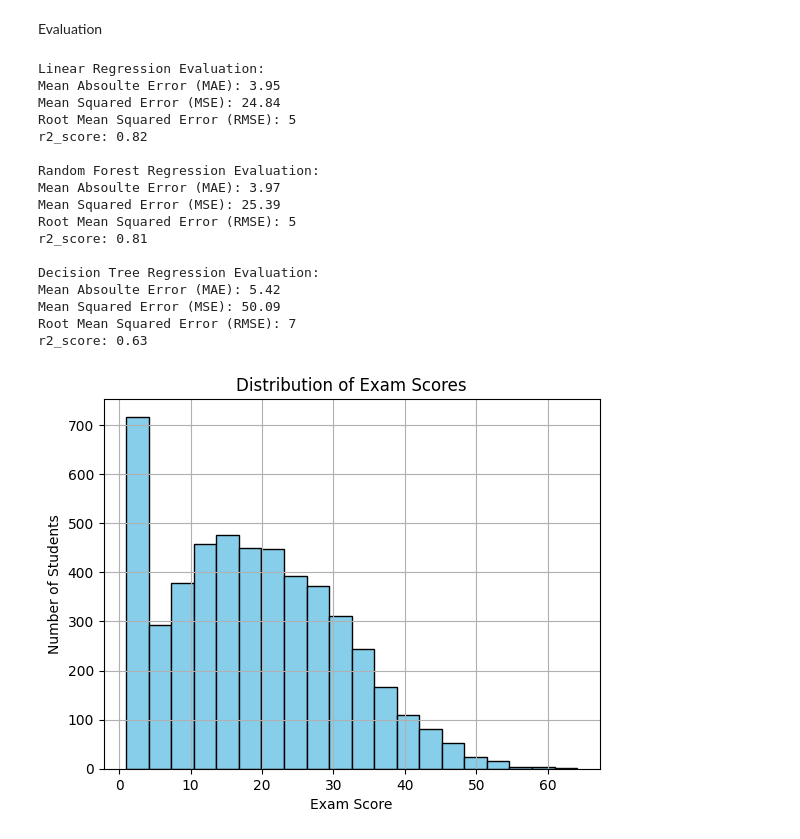
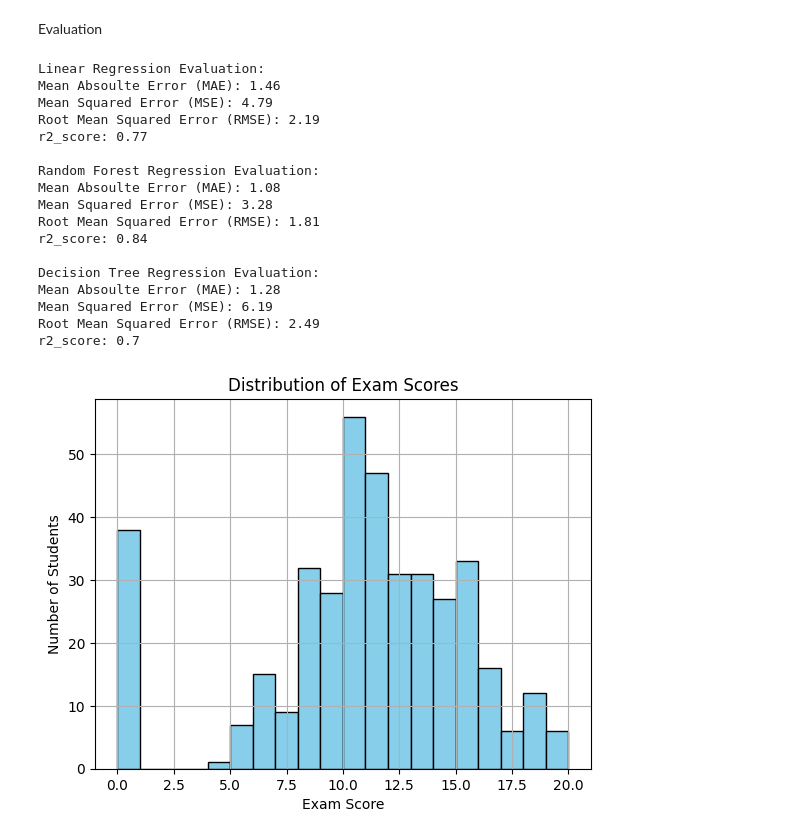
Before and after one commit to alibro005/student-exam-predictor, a Jupyter notebook: notebooks/experimentation.ipynb, the cells around one changed output. Cells and saved outputs as stored; diff of their text form; code cells hidden in the pictures.

Commit message:
feat: add new data source and notebook

```diff
--- a/notebooks/experimentation.ipynb
+++ b/notebooks/experimentation.ipynb
@@ -12,21 +11,7 @@ from sklearn.metrics import mean_absolute_error,mean_squared_error,r2_score,accu
 # %% [markdown]
 Load the dataset
 # %%
-data = pd.read_csv(r"C:\Users\alibro\Desktop\student_performance_predictor\data\student_performance.csv")
-
-X = data[['study_hours',
-        'self_study_hours',
-        'sleep_hours',
-        'focus_index',
-        'burnout_level',
-        'productivity_score',
-        'mental_health_score',
-        'screen_time_hours',
-        'social_media_hours',
-        'gaming_hours'
-    ]]
-
-y = data['exam_score']
+data = pd.read_csv("../data/student_performance.csv",sep=";")
 # %% [markdown]
 Explotary Data Analysis
 # %%
@@ -95,0 +132,2 @@ plt.show()
+# %%
+data['sex'] = data['sex'].map({"F" : 1,"M" : 0})
@@ -95,0 +140,5 @@ plt.show()
+# %%
+columns = data[['schoolsup', 'famsup', 'higher','internet']]
+
+for col in columns:
+    data[col] = data[col].map({"yes" : 1,"no" : 0})
@@ -115,6 +217,9 @@ y_pred3 = model3.predict(X_test)
 # %% [markdown]
 Evaluation
 # %%
+from sklearn.metrics import mean_absolute_error, mean_squared_error, r2_score
+
+
 print("Linear Regression Evaluation:")
 mae1 = mean_absolute_error(y_test, y_pred1)
 mse1 = mean_squared_error(y_test, y_pred1)
@@ -123,7 +228,7 @@ r2_1 = r2_score(y_test, y_pred1)
 
 print("Mean Absoulte Error (MAE):", round(mae1, 2))
 print("Mean Squared Error (MSE):", round(mse1, 2))
-print("Root Mean Squared Error (RMSE):", round(rmse1))
+print("Root Mean Squared Error (RMSE):", round(rmse1,2))
 print("r2_score:", round(r2_1, 2))
 print("\nRandom Forest Regression Evaluation:")
 
@@ -134,7 +239,7 @@ r2_2 = r2_score(y_test, y_pred2)
 
 print("Mean Absoulte Error (MAE):", round(mae2, 2))
 print("Mean Squared Error (MSE):", round(mse2, 2))
-print("Root Mean Squared Error (RMSE):", round(rmse2))
+print("Root Mean Squared Error (RMSE):", round(rmse2,2))
 print("r2_score:", round(r2_2, 2))
 
 print("\nDecision Tree Regression Evaluation:")
@@ -146,38 +251,38 @@ r2_3 = r2_score(y_test, y_pred3)
 
 print("Mean Absoulte Error (MAE):", round(mae3, 2))
 print("Mean Squared Error (MSE):", round(mse3, 2))
-print("Root Mean Squared Error (RMSE):", round(rmse3))
+print("Root Mean Squared Error (RMSE):", round(rmse3,2))
 print("r2_score:", round(r2_3, 2))
 # %% [output]
 Linear Regression Evaluation:
-Mean Absoulte Error (MAE): 3.95
-Mean Squared Error (MSE): 24.84
-Root Mean Squared Error (RMSE): 5
-r2_score: 0.82
+Mean Absoulte Error (MAE): 1.46
+Mean Squared Error (MSE): 4.79
+Root Mean Squared Error (RMSE): 2.19
+r2_score: 0.77
 
 Random Forest Regression Evaluation:
-Mean Absoulte Error (MAE): 3.97
-Mean Squared Error (MSE): 25.39
-Root Mean Squared Error (RMSE): 5
-r2_score: 0.81
+Mean Absoulte Error (MAE): 1.08
+Mean Squared Error (MSE): 3.28
+Root Mean Squared Error (RMSE): 1.81
+r2_score: 0.84
 
 Decision Tree Regression Evaluation:
-Mean Absoulte Error (MAE): 5.42
-Mean Squared Error (MSE): 50.09
-Root Mean Squared Error (RMSE): 7
-r2_score: 0.63
+Mean Absoulte Error (MAE): 1.28
+Mean Squared Error (MSE): 6.19
+Root Mean Squared Error (RMSE): 2.49
+r2_score: 0.7
 # %%
 # Histogram
 
 plt.Figure(figsize = (10,6))
-plt.hist(data["exam_score"],bins=20,color='skyblue',edgecolor='black')
+plt.hist(data["G3"],bins=20,color='skyblue',edgecolor='black')
 plt.title("Distribution of Exam Scores")
 plt.xlabel("Exam Score")
 plt.ylabel("Number of Students")
 plt.grid(True)
 plt.show()
 # %% [output]
-[figure, old version]
+[figure, new version]
 # %%
 import seaborn as sns
 numeric_data = data.select_dtypes(include='number')
```
Also changed, not shown: parts of 28 cells of this notebook, 2 other files.
